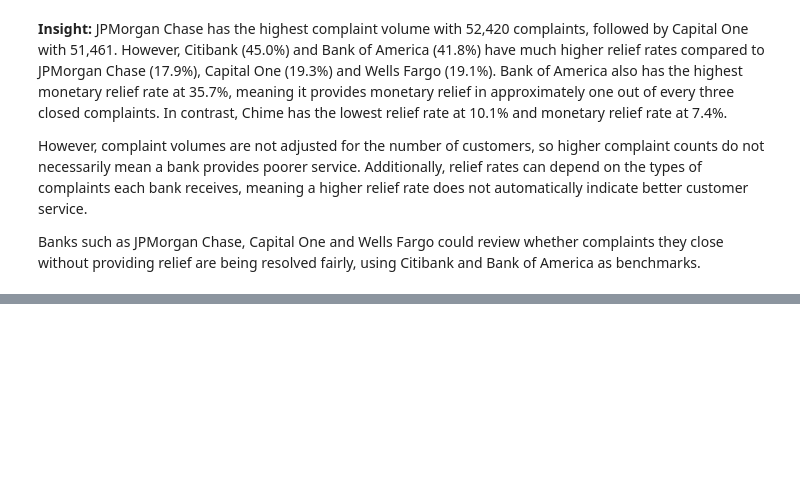
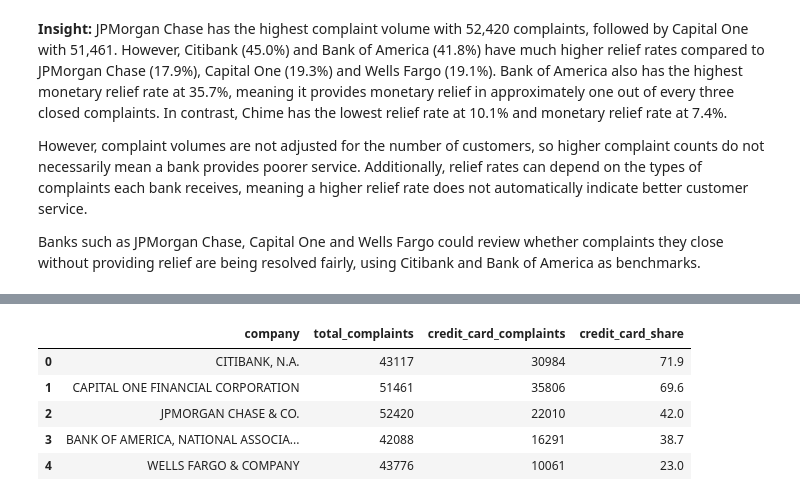
Before and after one commit to shatabdi-kashyap/bank-complaints-analysis, a Jupyter notebook: notebooks/05_sql_analysis.ipynb, the cells around one changed output, grey strips where cells are left out. Cells and saved outputs as stored; diff of their text form; code cells hidden in the pictures; blank space fills up the shorter version.

```diff
--- a/notebooks/05_sql_analysis.ipynb
+++ b/notebooks/05_sql_analysis.ipynb
@@ -223,0 +254,27 @@ Banks such as JPMorgan Chase, Capital One and Wells Fargo could review whether c
+# %%
+q("""
+SELECT
+    company,
+    COUNT(*) AS total_complaints,
+    SUM(product = 'Credit card') AS credit_card_complaints,
+    ROUND(
+        100.0 * SUM(product = 'Credit card') / COUNT(*), 1
+    ) AS credit_card_share
+FROM complaints
+WHERE company IN (
+    'JPMORGAN CHASE & CO.',
+    'CAPITAL ONE FINANCIAL CORPORATION',
+    'WELLS FARGO & COMPANY',
+    'CITIBANK, N.A.',
+    'BANK OF AMERICA, NATIONAL ASSOCIATION'
+)
+GROUP BY company
+ORDER BY credit_card_share DESC;
+""")
+# %% [output]
+|  | company | total_complaints | credit_card_complaints | credit_card_share |
+| 0 | CITIBANK, N.A. | 43117 | 30984 | 71.9 |
+| 1 | CAPITAL ONE FINANCIAL CORPORATION | 51461 | 35806 | 69.6 |
+| 2 | JPMORGAN CHASE & CO. | 52420 | 22010 | 42.0 |
+| 3 | BANK OF AMERICA, NATIONAL ASSOCIA... | 42088 | 16291 | 38.7 |
+| 4 | WELLS FARGO & COMPANY | 43776 | 10061 | 23.0 |
```
Also changed, not shown: parts of 3 cells of this notebook.
